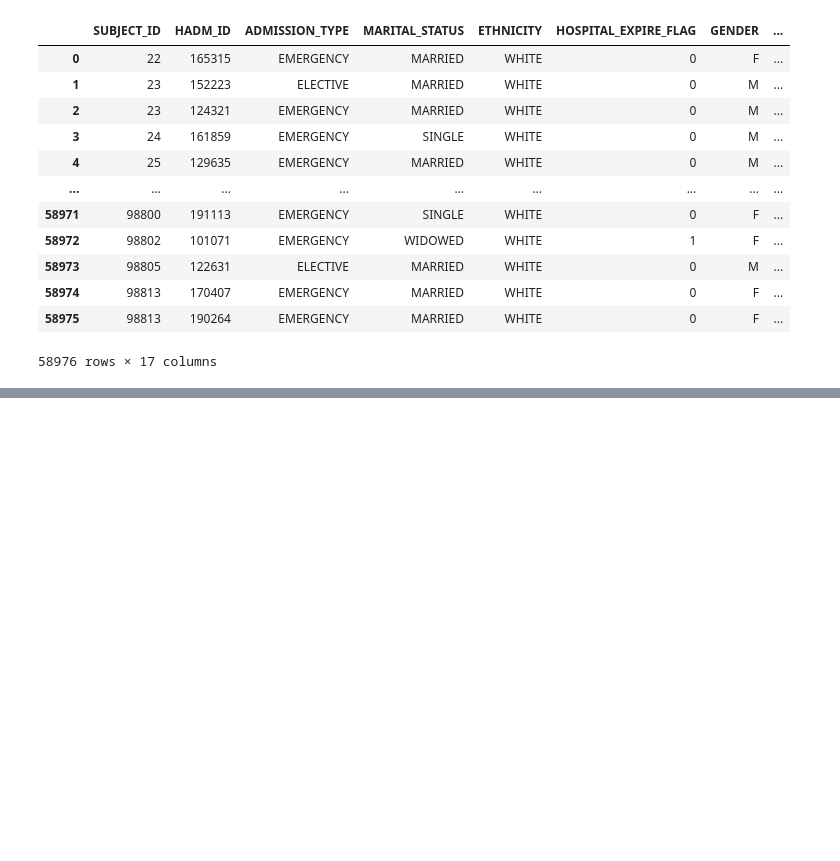
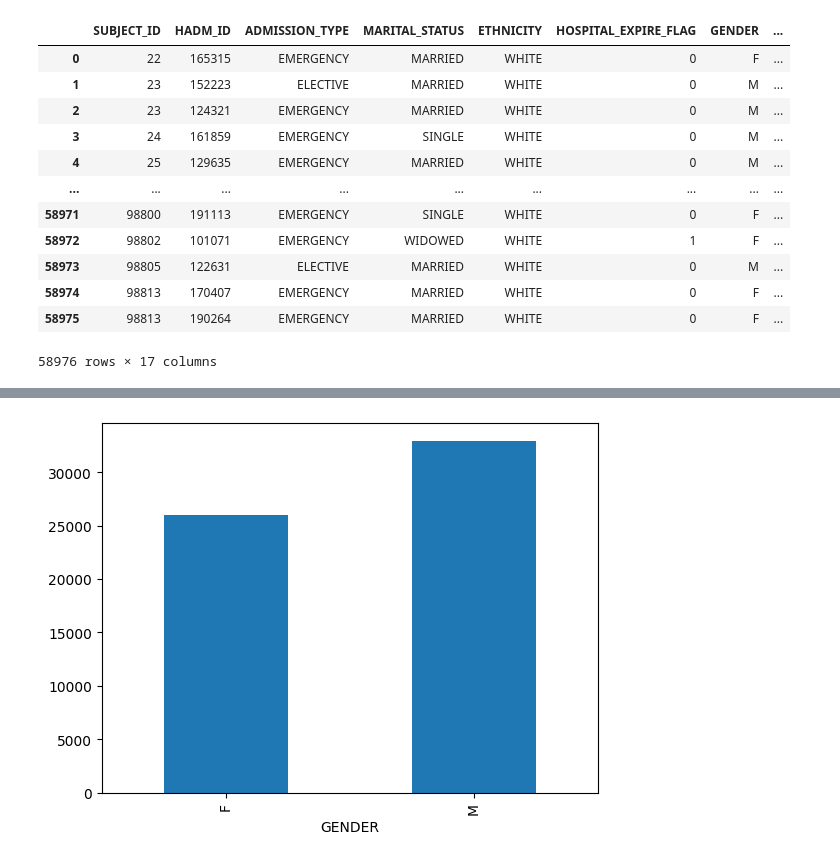
Before and after one commit to Pramod-dataenthusiast/PPB, a Jupyter notebook: PPB.ipynb, the cells around one changed output, grey strips where cells are left out. Cells and saved outputs as stored; diff of their text form; code cells hidden in the pictures; blank space fills up the shorter version.

```diff
--- a/PPB.ipynb
+++ b/PPB.ipynb
@@ -26,0 +43,5 @@ mimic_data
+# %%
+mimic_data.groupby('GENDER').size().plot.bar()
+plt.show()
+# %% [output]
+[figure, added]
```
Also changed, not shown: parts of 9 cells of this notebook.
